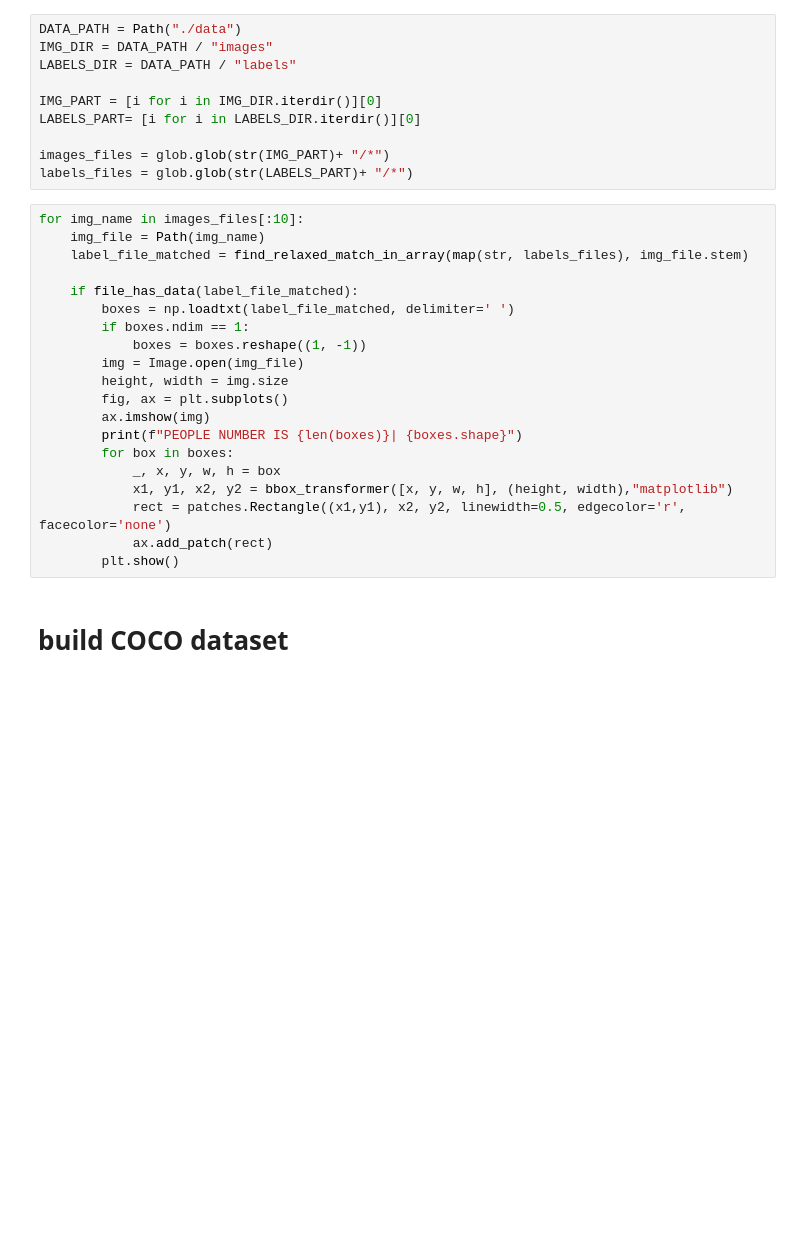
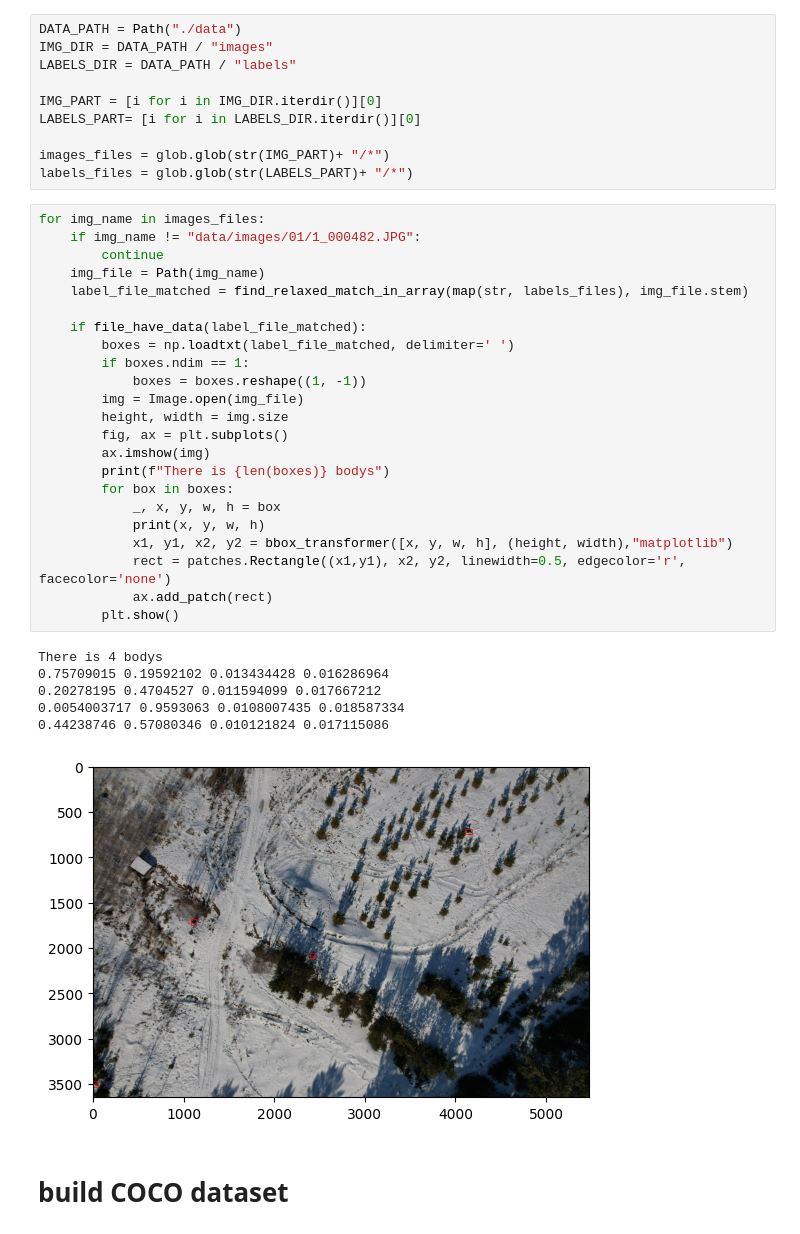
Before and after one commit to lalapopa/cv-uav-human-detection, a Jupyter notebook: playground.ipynb, the cells around one changed output. Saved outputs shown, nothing was run; the diff lists cells and outputs as text; blank space fills up the shorter version.

```diff
--- a/playground.ipynb
+++ b/playground.ipynb
@@ -90,24 +130,34 @@ LABELS_PART= [i for i in LABELS_DIR.iterdir()][0]
 images_files = glob.glob(str(IMG_PART)+ "/*")
 labels_files = glob.glob(str(LABELS_PART)+ "/*")
 # %%
-for img_name in images_files[:10]:
+for img_name in images_files:
+    if img_name != "data/images/01/1_000482.JPG":
+        continue
     img_file = Path(img_name)
     label_file_matched = find_relaxed_match_in_array(map(str, labels_files), img_file.stem)
 
-    if file_has_data(label_file_matched):
+    if file_have_data(label_file_matched):
         boxes = np.loadtxt(label_file_matched, delimiter=' ')
         if boxes.ndim == 1:
             boxes = boxes.reshape((1, -1))
         img = Image.open(img_file)
         height, width = img.size
         fig, ax = plt.subplots()
         ax.imshow(img)
-        print(f"PEOPLE NUMBER IS {len(boxes)}| {boxes.shape}")
+        print(f"There is {len(boxes)} bodys")
         for box in boxes:
             _, x, y, w, h = box
+            print(x, y, w, h)
             x1, y1, x2, y2 = bbox_transformer([x, y, w, h], (height, width),"matplotlib")
             rect = patches.Rectangle((x1,y1), x2, y2, linewidth=0.5, edgecolor='r', facecolor='none')
             ax.add_patch(rect)
         plt.show()
+# %% [output]
+There is 4 bodys
+0.75709015 0.19592102 0.013434428 0.016286964
+0.20278195 0.4704527 0.011594099 0.017667212
+0.0054003717 0.9593063 0.0108007435 0.018587334
+0.44238746 0.57080346 0.010121824 0.017115086
+[figure, added]
 # %% [markdown]
 # build COCO dataset
```
Also changed, not shown: parts of 10 cells of this notebook.
